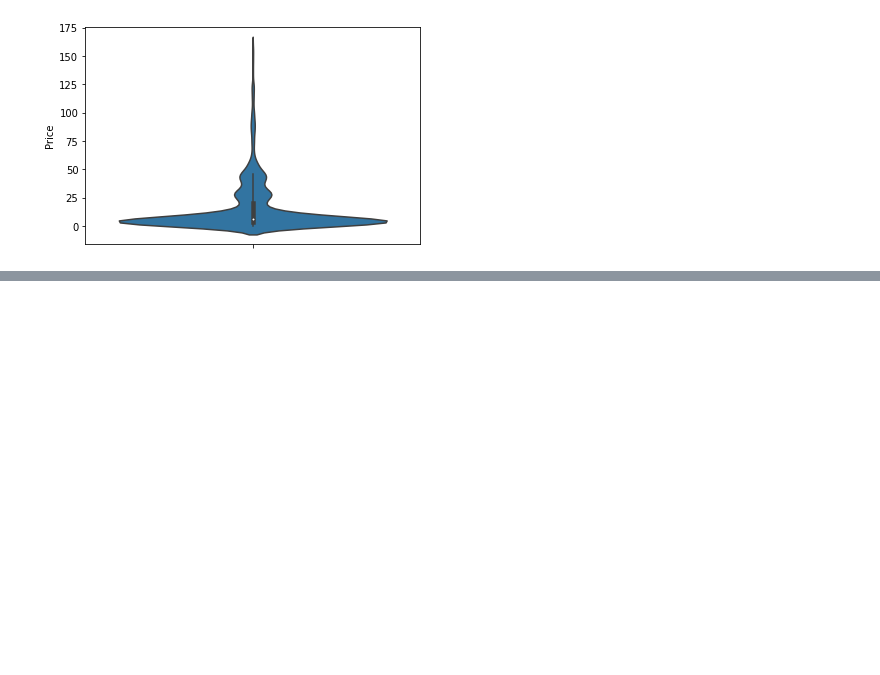
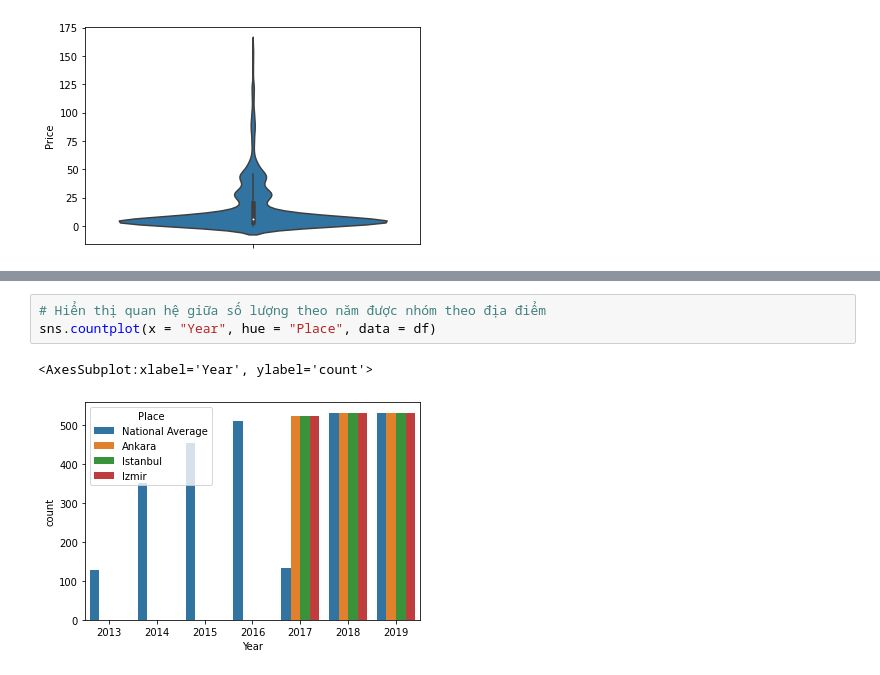
Before and after one commit to anhpt1993/DA_Visualization3_Thuchanh_1, a Jupyter notebook: Visual3_FoodPrice.ipynb, the cells around one changed output, grey strips where cells are left out. Saved outputs shown, nothing was run; the diff lists cells and outputs as text; blank space fills up the shorter version.

```diff
--- a/Visual3_FoodPrice.ipynb
+++ b/Visual3_FoodPrice.ipynb
@@ -140,0 +159,6 @@ sns.violinplot(y = "Price", data = df)
+# %%
+# Hiển thị quan hệ giữa số lượng theo năm được nhóm theo địa điểm
+sns.countplot(x = "Year", hue = "Place", data = df)
+# %% [output]
+<AxesSubplot:xlabel='Year', ylabel='count'>
+[figure, added]
```
Also changed, not shown: parts of 7 cells of this notebook.
